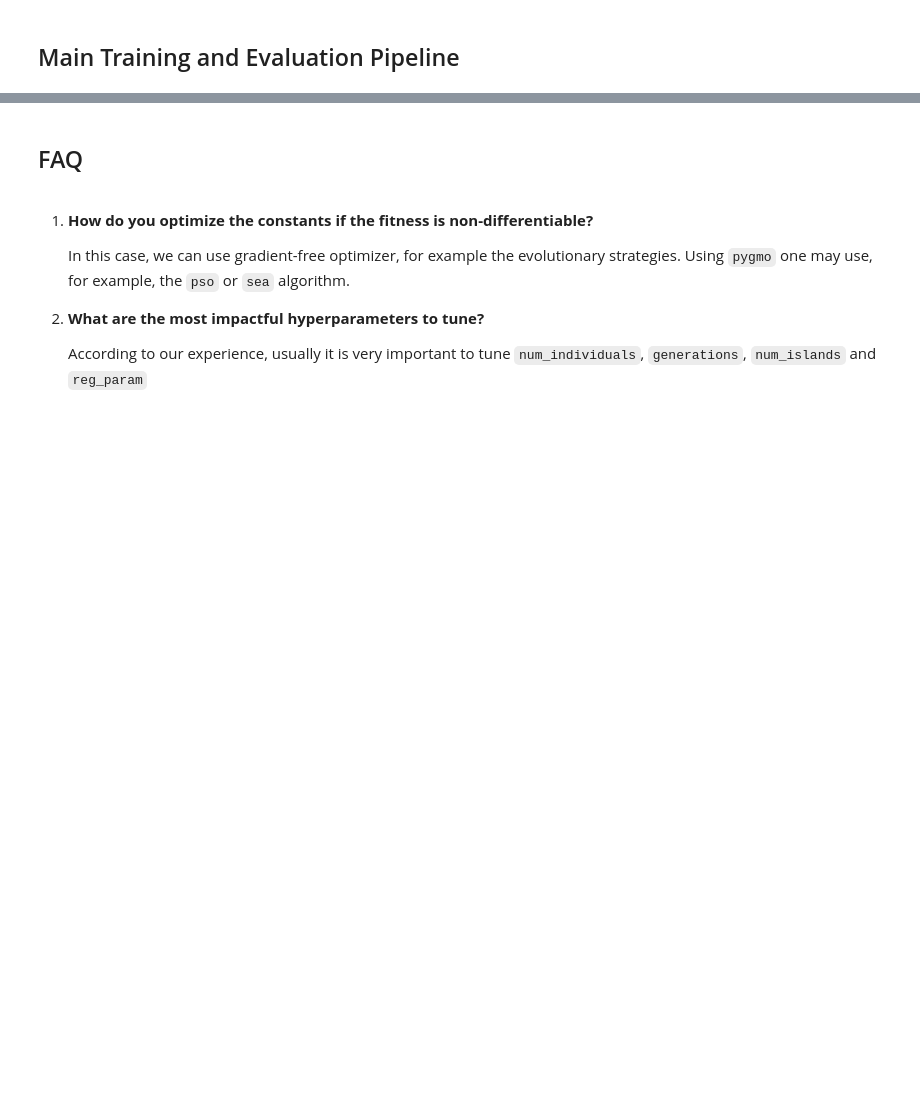
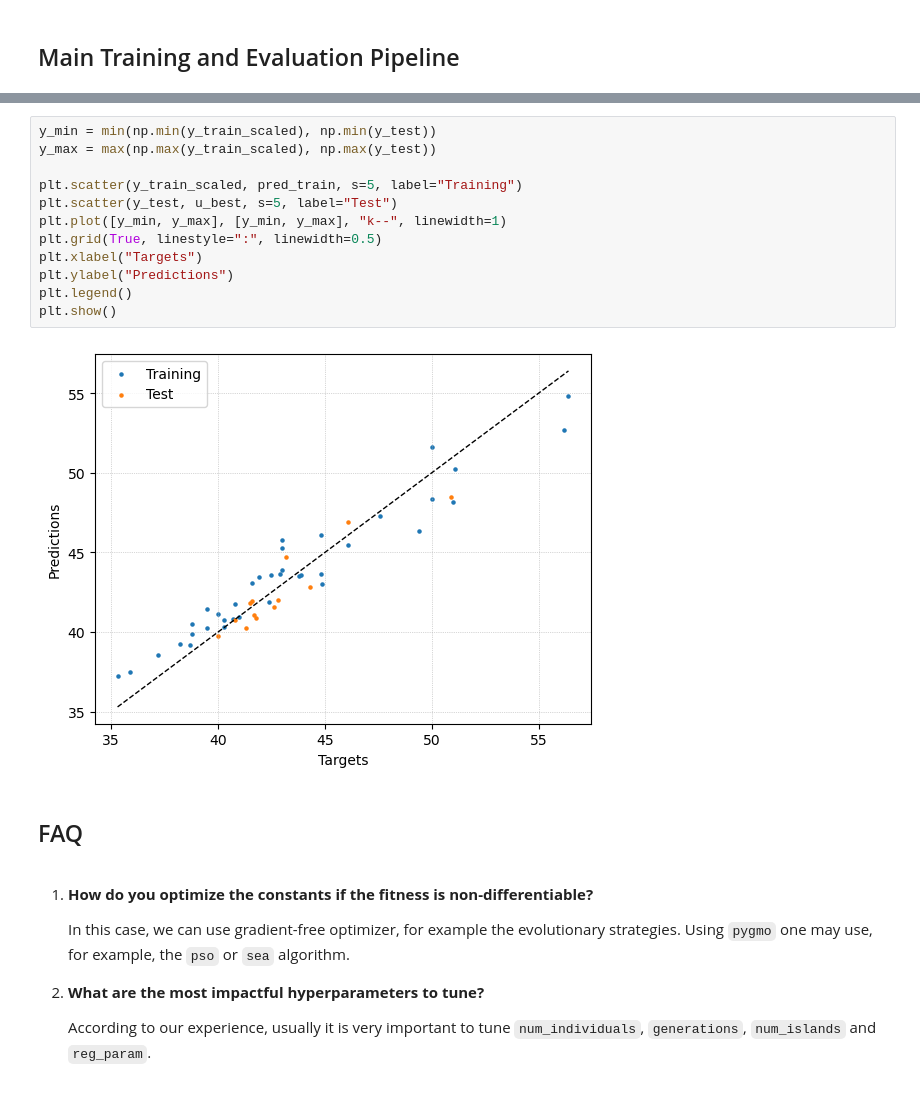
Before and after one commit to cpml-au/Flex, a Jupyter notebook: tutorials/simple_sr.ipynb, the cells around one changed output, grey strips where cells are left out. Drawn from its saved outputs; the diff is of its cells as text; blank space fills up the shorter version.

```diff
--- a/tutorials/simple_sr.ipynb
+++ b/tutorials/simple_sr.ipynb
@@ -474,3 +453,17 @@ R^2 on the training set =  0.8666969828606731
+# %%
+y_min = min(np.min(y_train_scaled), np.min(y_test))
+y_max = max(np.max(y_train_scaled), np.max(y_test))
+
+plt.scatter(y_train_scaled, pred_train, s=5, label="Training")
+plt.scatter(y_test, u_best, s=5, label="Test")
+plt.plot([y_min, y_max], [y_min, y_max], "k--", linewidth=1)
+plt.grid(True, linestyle=":", linewidth=0.5)
+plt.xlabel("Targets")
+plt.ylabel("Predictions")
+plt.legend()
+plt.show()
+# %% [output]
+[figure, added]
 # %% [markdown]
 ## FAQ
 # %% [markdown]
@@ -480,4 +473,4 @@ R^2 on the training set =  0.8666969828606731
 
 2. **What are the most impactful hyperparameters to tune?**
 
-    According to our experience, usually it is very important to tune `num_individuals`, `generations`, `num_islands` and `reg_param`
+    According to our experience, usually it is very important to tune `num_individuals`, `generations`, `num_islands` and `reg_param`.
```
Also changed, not shown: parts of 6 cells of this notebook.
